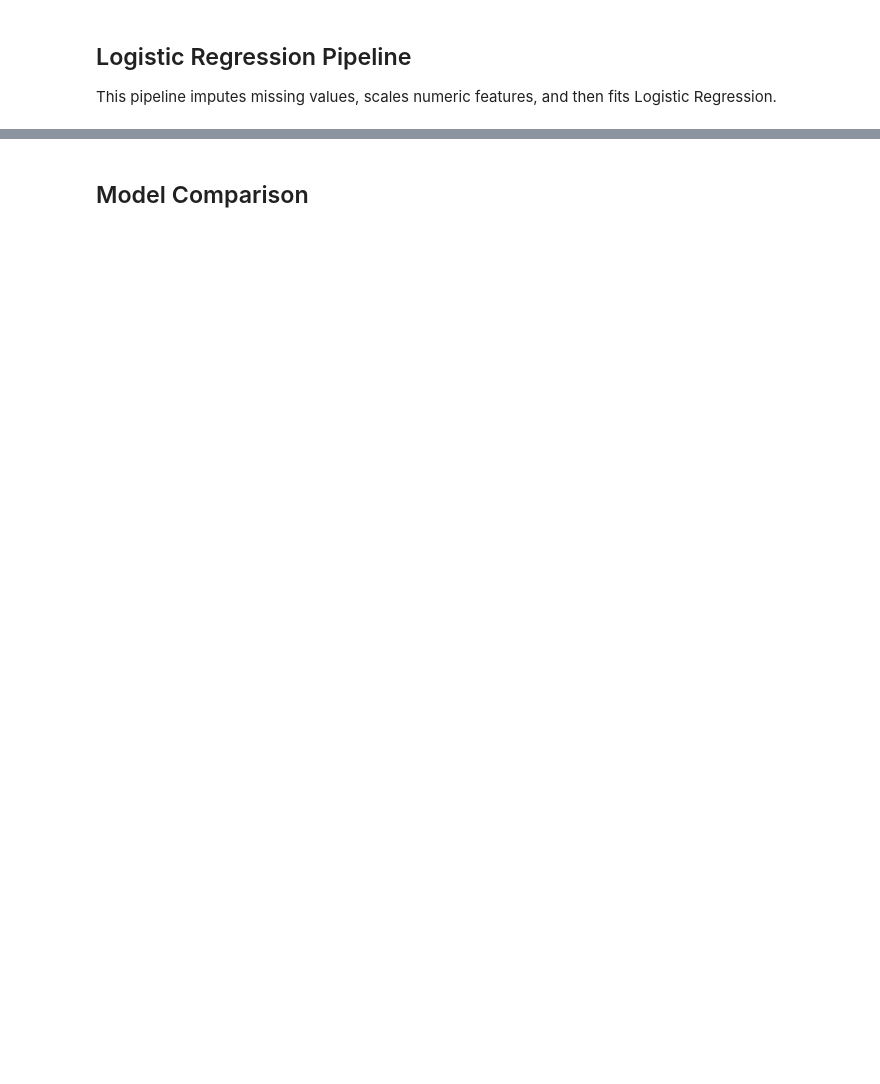
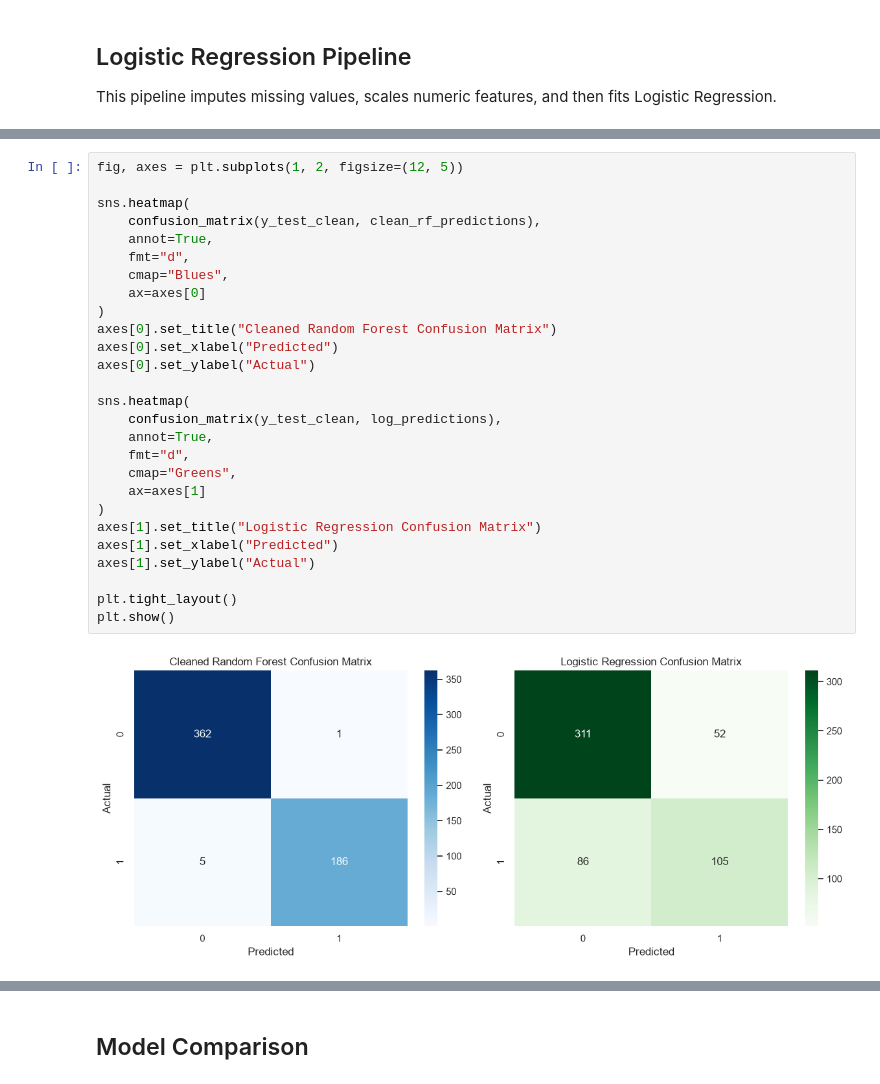
Before and after one commit to WalterK22203/Diabetes_Prediction_Model, a Jupyter notebook: Final_Project.ipynb, the cells around one changed output, grey strips where cells are left out. Saved outputs shown, nothing was run; the diff lists cells and outputs as text; blank space fills up the shorter version.

```diff
--- a/Final_Project.ipynb
+++ b/Final_Project.ipynb
@@ -328,0 +387,29 @@ F1 Score: 0.603
+# %%
+fig, axes = plt.subplots(1, 2, figsize=(12, 5))
+
+sns.heatmap(
+    confusion_matrix(y_test_clean, clean_rf_predictions),
+    annot=True,
+    fmt="d",
+    cmap="Blues",
+    ax=axes[0]
+)
+axes[0].set_title("Cleaned Random Forest Confusion Matrix")
+axes[0].set_xlabel("Predicted")
+axes[0].set_ylabel("Actual")
+
+sns.heatmap(
+    confusion_matrix(y_test_clean, log_predictions),
+    annot=True,
+    fmt="d",
+    cmap="Greens",
+    ax=axes[1]
+)
+axes[1].set_title("Logistic Regression Confusion Matrix")
+axes[1].set_xlabel("Predicted")
+axes[1].set_ylabel("Actual")
+
+plt.tight_layout()
+plt.show()
+# %% [output]
+[figure, added]
```
Also changed, not shown: parts of 11 cells of this notebook.
